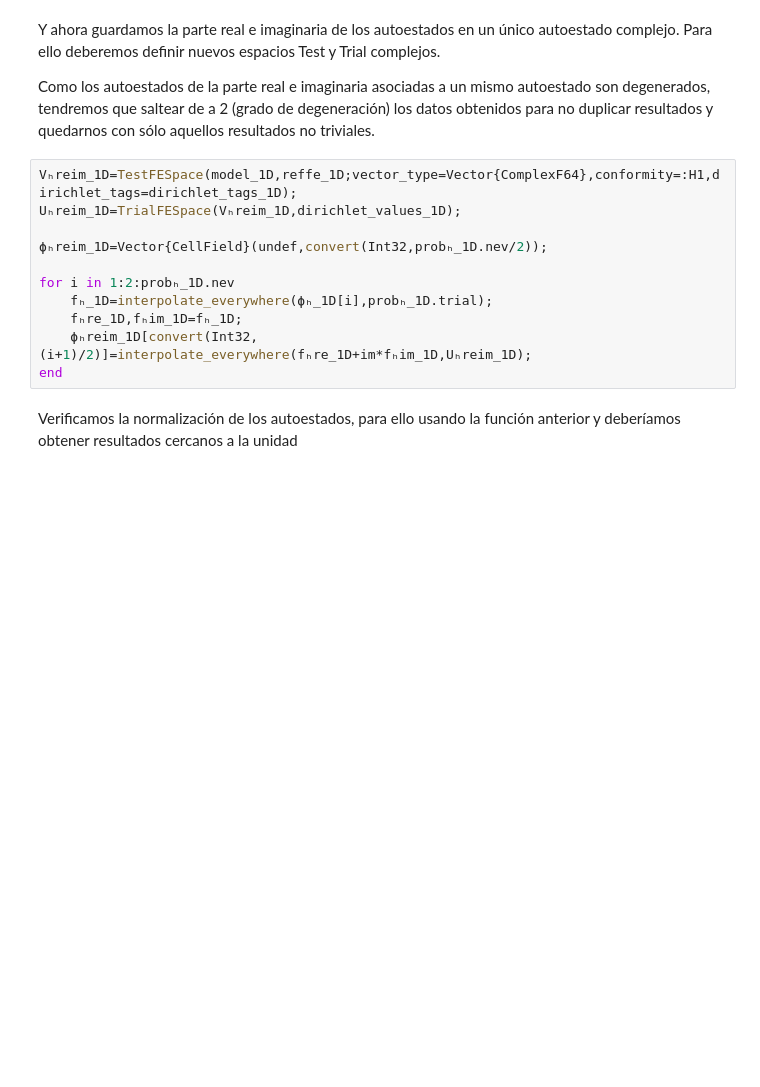
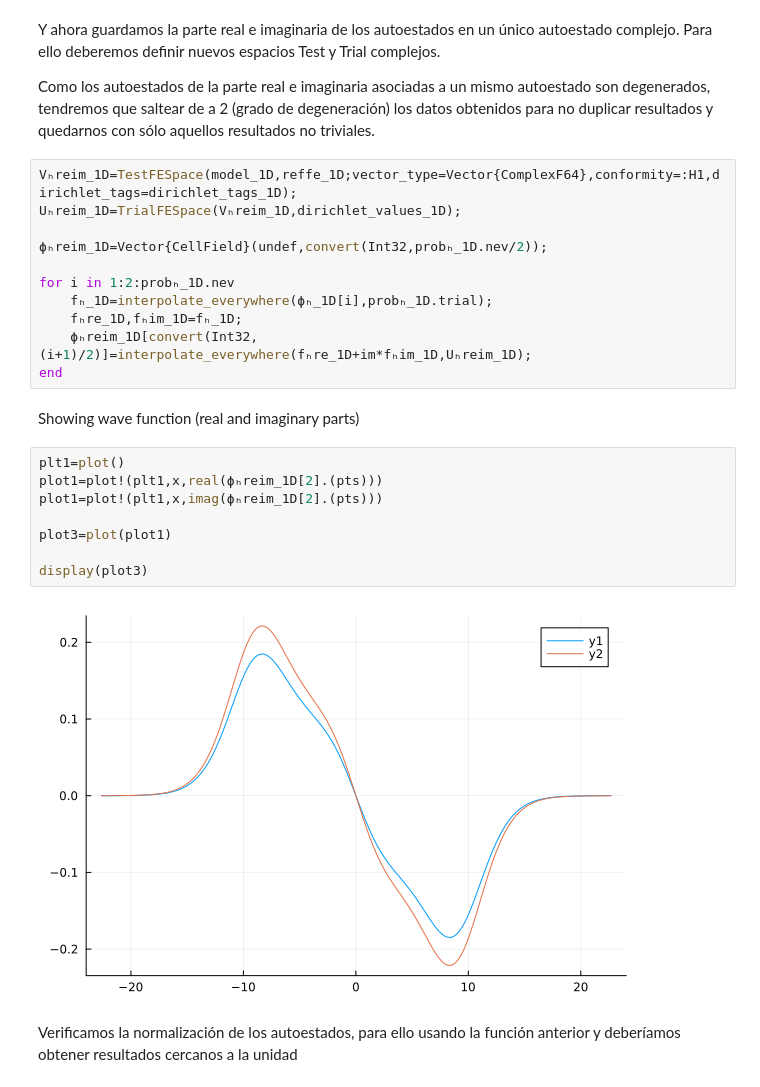
Before and after one commit to mendzmartin/ElectronNuclear_Coupling_Dynamics, a Jupyter notebook: codes/03_Code.ipynb, the cells around one changed output. Drawn from its saved outputs; the diff is of its cells as text; blank space fills up the shorter version.

```diff
--- a/codes/03_Code.ipynb
+++ b/codes/03_Code.ipynb
@@ -131,6 +139,18 @@ for i in 1:2:probₕ_1D.nev
     fₕre_1D,fₕim_1D=fₕ_1D;
     ϕₕreim_1D[convert(Int32,(i+1)/2)]=interpolate_everywhere(fₕre_1D+im*fₕim_1D,Uₕreim_1D);
 end
+# %% [markdown]
+Showing wave function (real and imaginary parts)
+# %%
+plt1=plot()
+plot1=plot!(plt1,x,real(ϕₕreim_1D[2].(pts)))
+plot1=plot!(plt1,x,imag(ϕₕreim_1D[2].(pts)))
+
+plot3=plot(plot1)
+
+display(plot3)
+# %% [output]
+[figure, added]
 # %% [markdown]
 Verificamos la normalización de los autoestados, para ello usando la función anterior y deberíamos obtener resultados cercanos a la unidad
 # %%
```
Also changed, not shown: parts of 14 cells of this notebook, 2 other files.
